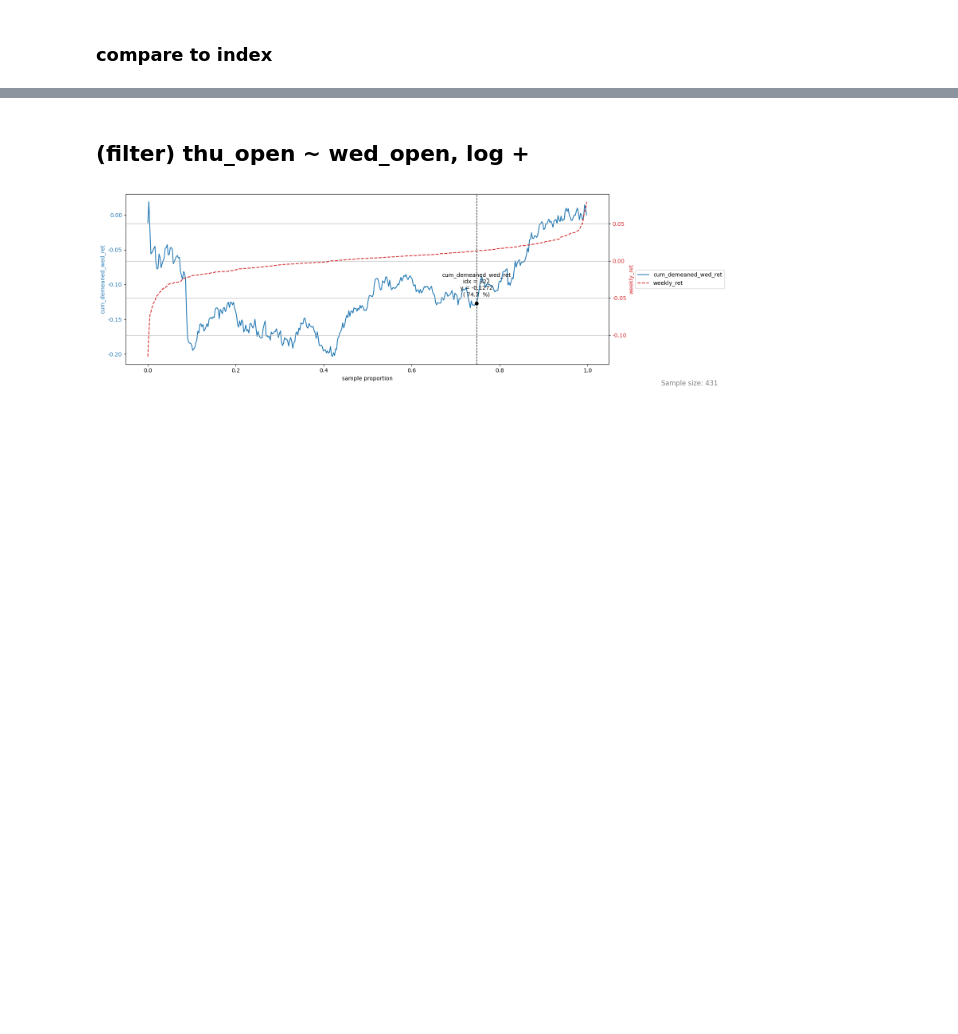
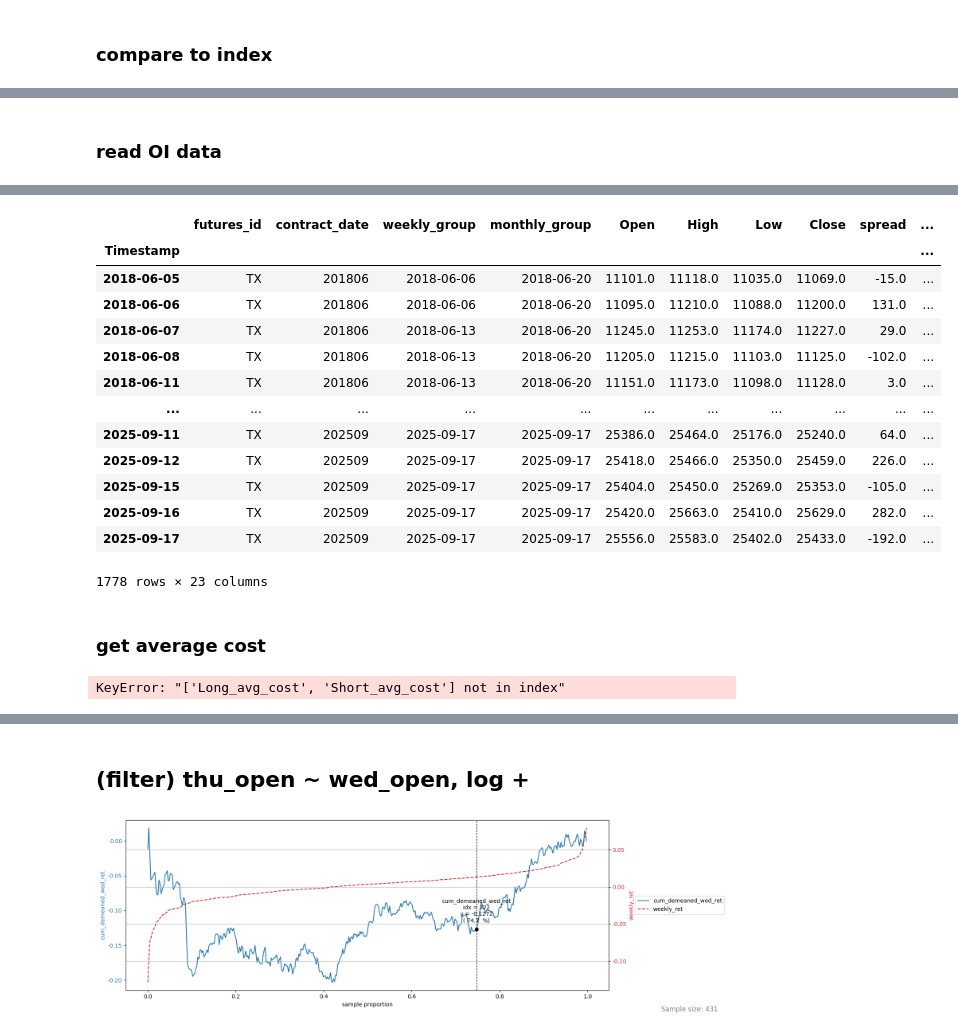
Before and after one commit to Xin95172/JimQuant, a Jupyter notebook: 台指期週趨勢影響開盤/main.ipynb, the cells around one changed output, grey strips where cells are left out. Drawn from its saved outputs; the diff is of its cells as text; code cells hidden in the pictures; blank space fills up the shorter version.

```diff
--- a/台指期週趨勢影響開盤/main.ipynb
+++ b/台指期週趨勢影響開盤/main.ipynb
@@ -905,0 +1197,13 @@ right mean: 0.000657
+# %% [markdown]
+### read OI data
+# %%
+operate_df = pd.DataFrame()
+futures_df = FinMind_fetcher.init_df("TX", "2017-05-16", "2025-09-17")
+futures_df = FinMind_fetcher.get_institutional_futures_data(institution = "外資")
+
+temp_df = TX_df.copy()
+temp_df = temp_df.join(futures_df)
+temp_df.dropna(inplace = True)
+
+temp_df
+# %% [output]
@@ -905,0 +1211,16 @@ right mean: 0.000657
+|  | futures_id | contract_date | weekly_group | monthly_group | Open | High | Low | Close | spread | ... |
+| Timestamp |  |  |  |  |  |  |  |  |  | ... |
+| 2018-06-05 | TX | 201806 | 2018-06-06 | 2018-06-20 | 11101.0 | 11118.0 | 11035.0 | 11069.0 | -15.0 | ... |
+| 2018-06-06 | TX | 201806 | 2018-06-06 | 2018-06-20 | 11095.0 | 11210.0 | 11088.0 | 11200.0 | 131.0 | ... |
+| 2018-06-07 | TX | 201806 | 2018-06-13 | 2018-06-20 | 11245.0 | 11253.0 | 11174.0 | 11227.0 | 29.0 | ... |
+| 2018-06-08 | TX | 201806 | 2018-06-13 | 2018-06-20 | 11205.0 | 11215.0 | 11103.0 | 11125.0 | -102.0 | ... |
+| 2018-06-11 | TX | 201806 | 2018-06-13 | 2018-06-20 | 11151.0 | 11173.0 | 11098.0 | 11128.0 | 3.0 | ... |
+| ... | ... | ... | ... | ... | ... | ... | ... | ... | ... | ... |
+| 2025-09-11 | TX | 202509 | 2025-09-17 | 2025-09-17 | 25386.0 | 25464.0 | 25176.0 | 25240.0 | 64.0 | ... |
+| 2025-09-12 | TX | 202509 | 2025-09-17 | 2025-09-17 | 25418.0 | 25466.0 | 25350.0 | 25459.0 | 226.0 | ... |
+| 2025-09-15 | TX | 202509 | 2025-09-17 | 2025-09-17 | 25404.0 | 25450.0 | 25269.0 | 25353.0 | -105.0 | ... |
+| 2025-09-16 | TX | 202509 | 2025-09-17 | 2025-09-17 | 25420.0 | 25663.0 | 25410.0 | 25629.0 | 282.0 | ... |
+| 2025-09-17 | TX | 202509 | 2025-09-17 | 2025-09-17 | 25556.0 | 25583.0 | 25402.0 | 25433.0 | -192.0 | ... |
+1778 rows × 23 columns
+# %% [markdown]
+### get average cost
@@ -905,0 +1287,35 @@ right mean: 0.000657
+# %%
+"""get indicator"""
+avg_price_df.reset_index(inplace = True)
+# Identify settlement (last) and penultimate rows per weekly group
+weekly_counts = avg_price_df.groupby("weekly_group")["Open"].transform("size")
+weekly_order = avg_price_df.groupby("weekly_group").cumcount()
+steps_from_end = weekly_counts - weekly_order
+settlement_mask = steps_from_end == 1
+penultimate_mask = steps_from_end == 2
+
+# Extract penultimate-day long/short costs
+penultimate = avg_price_df.loc[penultimate_mask, ["weekly_group", "Long_avg_cost", "Short_avg_cost"]].copy()
+
+# Settlement-day open price
+settlement = avg_price_df.loc[settlement_mask, ["weekly_group", "Open"]].rename(columns={"Open": "settlement_open"})
+
+# Merge and compute ratio indicator
+merged = penultimate.merge(settlement, on="weekly_group", how="inner")
+long_gap = merged["settlement_open"] - merged["Long_avg_cost"]
+short_gap = merged["settlement_open"] - merged["Short_avg_cost"]
+denom = long_gap.abs() + short_gap.abs()
+weekly_cost_bias = merged[["weekly_group"]].copy()
+weekly_cost_bias["cost_ratio"] = np.where(
+    denom > 0,
+    (short_gap.abs() - long_gap.abs()) / denom,
+    0.0
+)
+weekly_cost_bias.set_index("weekly_group", inplace = True)
+weekly_cost_bias.index = pd.to_datetime(weekly_cost_bias.index)
+avg_price_df.set_index("Timestamp", inplace = True)
+avg_price_df.index = pd.to_datetime(avg_price_df.index)
+
+temp_df = temp_df.join(weekly_cost_bias["cost_ratio"], how = "left")
+# %% [output]
+KeyError: "['Long_avg_cost', 'Short_avg_cost'] not in index"
```
Also changed, not shown: parts of 49 cells of this notebook.
